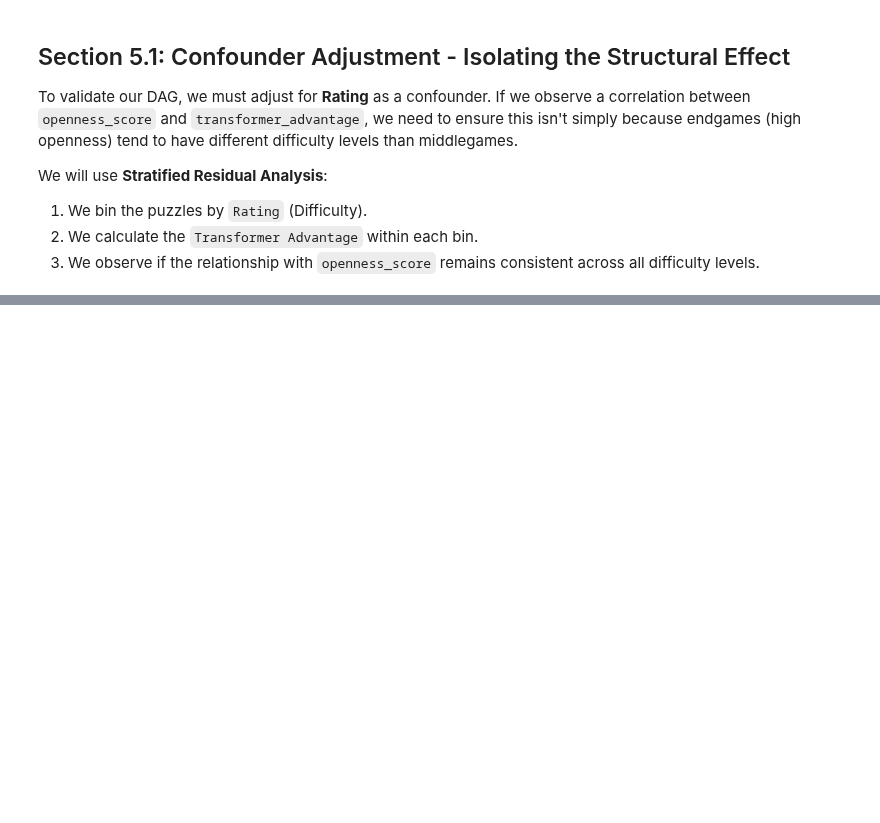
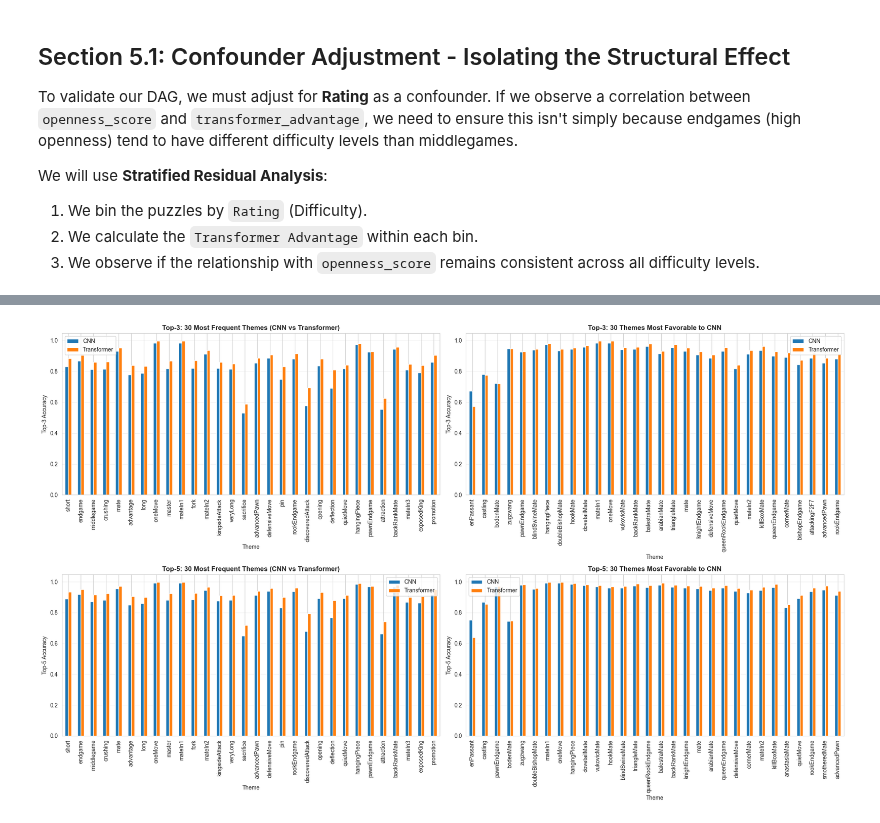
Before and after one commit to omarghara/CNN_vs_Transformer_in_Chess-Contradicting_Metrics, a Jupyter notebook: chess_policy_comparison_new.ipynb, the cells around one changed output, grey strips where cells are left out. Cells and saved outputs as stored; diff of their text form; code cells hidden in the pictures; blank space fills up the shorter version.

```diff
--- a/chess_policy_comparison_new.ipynb
+++ b/chess_policy_comparison_new.ipynb
@@ -1716,0 +2170,94 @@ plt.show()
+# %%
+# Theme Analysis for Top-3 and Top-5 Accuracies
+import pandas as pd
+import matplotlib.pyplot as plt
+
+# Create exploded dataframe with only the columns we need (to save memory)
+exploded_top_k = (
+    puzzles_df[['Themes', 'cnn_first_move_correct_top3', 'transformer_first_move_correct_top3',
+                 'cnn_first_move_correct_top5', 'transformer_first_move_correct_top5']]
+    .assign(Theme=puzzles_df["Themes"].str.split())
+    .explode("Theme")
+)
+
+# 2) Accuracy + support per theme for Top-3
+theme_stats_top3 = (
+    exploded_top_k.groupby("Theme")
+    .agg(
+        n=("Theme", "size"),
+        cnn_acc=("cnn_first_move_correct_top3", "mean"),
+        tr_acc=("transformer_first_move_correct_top3", "mean"),
+    )
+)
+
+theme_stats_top3["Gap"] = theme_stats_top3["tr_acc"] - theme_stats_top3["cnn_acc"]
+
+# Accuracy + support per theme for Top-5
+theme_stats_top5 = (
+    exploded_top_k.groupby("Theme")
+    .agg(
+        n=("Theme", "size"),
+        cnn_acc=("cnn_first_move_correct_top5", "mean"),
+        tr_acc=("transformer_first_move_correct_top5", "mean"),
+    )
+)
+
+theme_stats_top5["Gap"] = theme_stats_top5["tr_acc"] - theme_stats_top5["cnn_acc"]
+
+# Save to CSV
+theme_stats_top3.to_csv("theme_stats_top3.csv")
+theme_stats_top5.to_csv("theme_stats_top5.csv")
+
+# 3) Plotting Top-K by support
+TOP_K = 30
+
+# Create 2x2 subplot grid
+fig, axes = plt.subplots(2, 2, figsize=(20, 12))
+
+# Top-3: Most Frequent Themes
+top_by_support_top3 = theme_stats_top3.sort_values("n", ascending=False).head(TOP_K)
+top_by_support_top3[["cnn_acc","tr_acc"]].plot(kind="bar", ax=axes[0, 0])
+axes[0, 0].set_title(f"Top-3: {TOP_K} Most Frequent Themes (CNN vs Transformer)", fontweight='bold')
+axes[0, 0].set_ylabel("Top-3 Accuracy")
+axes[0, 0].grid(axis="y", alpha=0.3)
+axes[0, 0].legend(['CNN', 'Transformer'])
+
+# Top-3: CNN Strongest Themes
+top_cnn_top3 = theme_stats_top3.sort_values("Gap").head(TOP_K)
+top_cnn_top3[["cnn_acc","tr_acc"]].plot(kind="bar", ax=axes[0, 1])
+axes[0, 1].set_title(f"Top-3: {TOP_K} Themes Most Favorable to CNN", fontweight='bold')
+axes[0, 1].set_ylabel("Top-3 Accuracy")
+axes[0, 1].grid(axis="y", alpha=0.3)
+axes[0, 1].legend(['CNN', 'Transformer'])
+
+# Top-5: Most Frequent Themes
+top_by_support_top5 = theme_stats_top5.sort_values("n", ascending=False).head(TOP_K)
+top_by_support_top5[["cnn_acc","tr_acc"]].plot(kind="bar", ax=axes[1, 0])
+axes[1, 0].set_title(f"Top-5: {TOP_K} Most Frequent Themes (CNN vs Transformer)", fontweight='bold')
+axes[1, 0].set_ylabel("Top-5 Accuracy")
+axes[1, 0].grid(axis="y", alpha=0.3)
+axes[1, 0].legend(['CNN', 'Transformer'])
+
+# Top-5: CNN Strongest Themes
+top_cnn_top5 = theme_stats_top5.sort_values("Gap").head(TOP_K)
+top_cnn_top5[["cnn_acc","tr_acc"]].plot(kind="bar", ax=axes[1, 1])
+axes[1, 1].set_title(f"Top-5: {TOP_K} Themes Most Favorable to CNN", fontweight='bold')
+axes[1, 1].set_ylabel("Top-5 Accuracy")
+axes[1, 1].grid(axis="y", alpha=0.3)
+axes[1, 1].legend(['CNN', 'Transformer'])
+
+plt.tight_layout()
+plt.show()
+
+# Display summary statistics
+print("=" * 60)
+print("TOP-3 THEME STATISTICS (sorted by Gap)")
+print("=" * 60)
+display(theme_stats_top3.sort_values("Gap").head(20))
+
+print("\n" + "=" * 60)
+print("TOP-5 THEME STATISTICS (sorted by Gap)")
+print("=" * 60)
+display(theme_stats_top5.sort_values("Gap").head(20))
+# %% [output]
+[figure, added]
```
Also changed, not shown: parts of 46 cells of this notebook.
